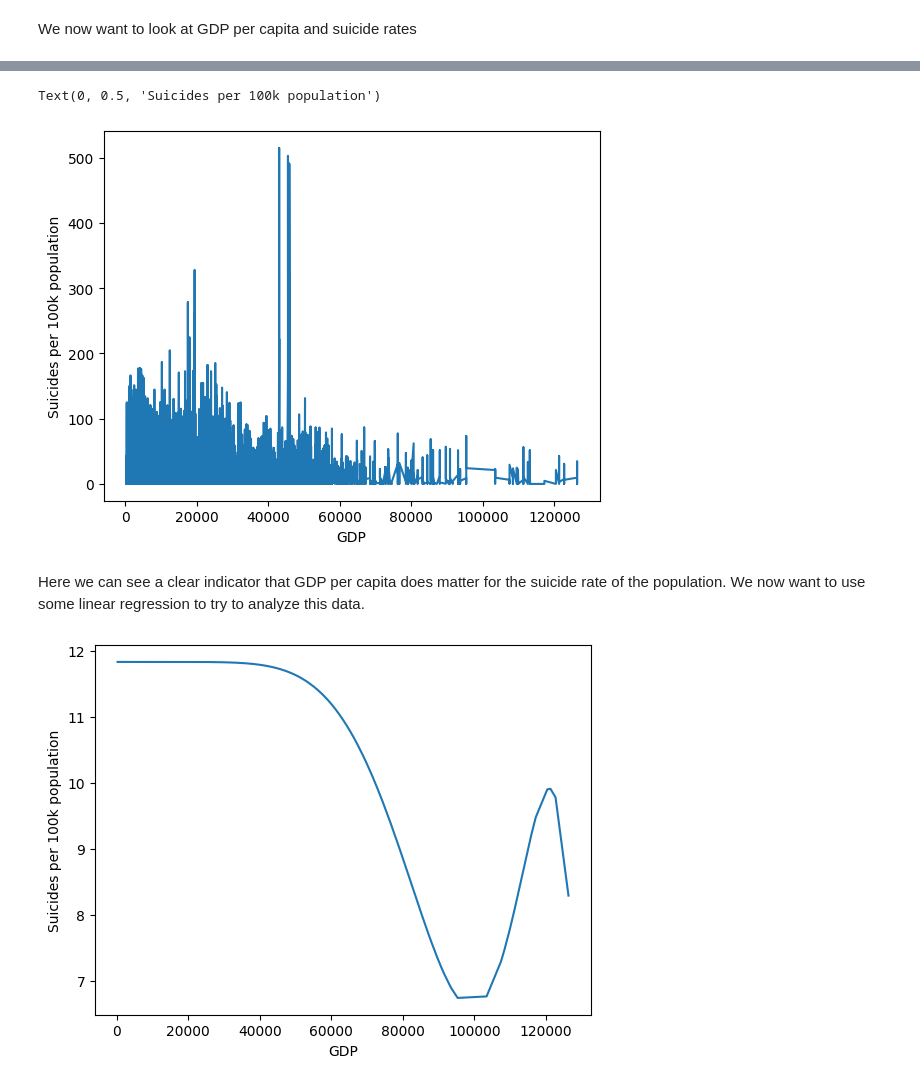
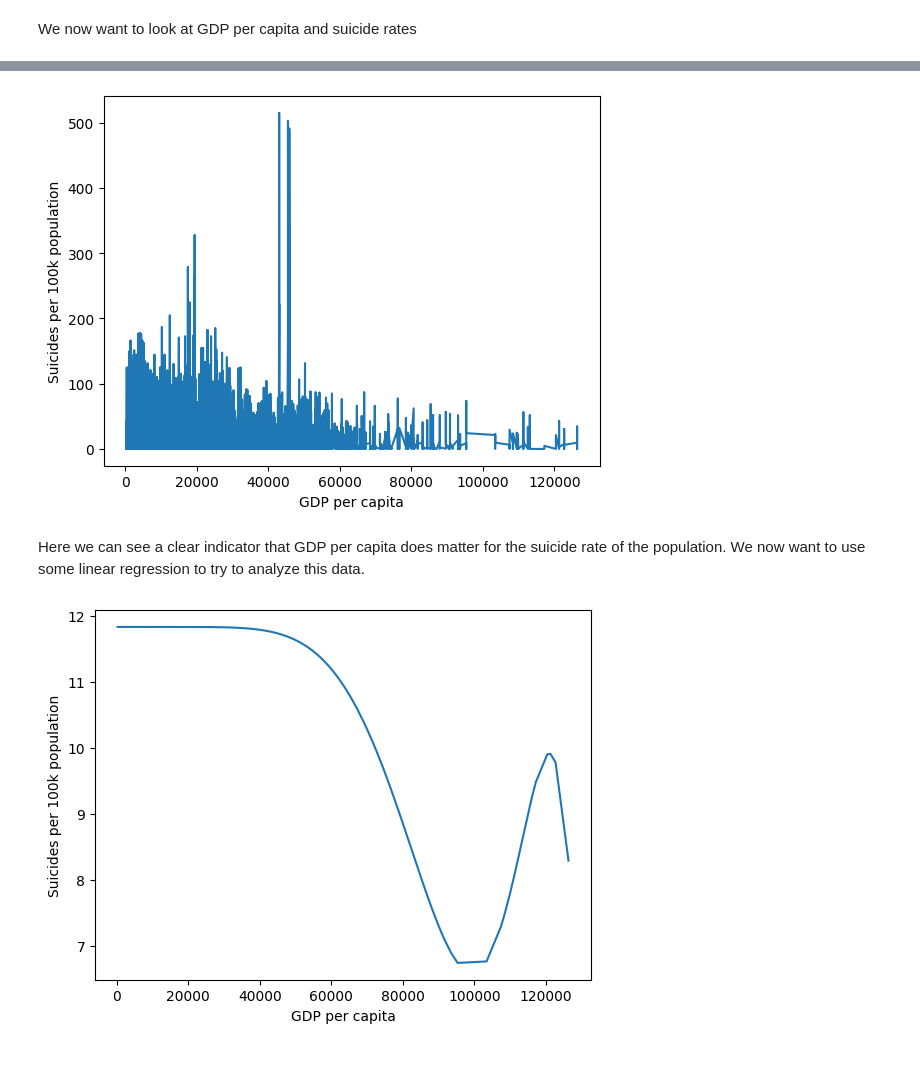
Before and after one commit to erlend1202/FYS-STK4155_ExtraProject, a Jupyter notebook: src/main.ipynb, the cells around one changed output, grey strips where cells are left out. Drawn from its saved outputs; the diff is of its cells as text; code cells hidden in the pictures.

```diff
--- a/src/main.ipynb
+++ b/src/main.ipynb
@@ -391,18 +416,17 @@ We now want to look at GDP per capita and suicide rates
 # %%
 Y_copy = np.copy(Y_deathrate)
 GDP = X[:,8].copy() #GDP per capita
-#GDP = X[:,7].copy()
 
 tmp = GDP.argsort()
 GDP.sort()
 Y_copy = Y_copy[tmp]
 
 plt.plot(GDP,Y_copy)
-plt.xlabel("GDP")
+plt.xlabel("GDP per capita")
 plt.ylabel("Suicides per 100k population")
+plt.savefig("../figures/DEATHS_GDP_POP.png",bbox_inches='tight')
 # %% [output]
-Text(0, 0.5, 'Suicides per 100k population')
-[figure, old version]
+[figure, new version]
 # %% [markdown]
 Here we can see a clear indicator that GDP per capita does matter for the suicide rate of the population.
 We now want to use some linear regression to try to analyze this data.
@@ -417,8 +441,9 @@ lin.fit(X_poly, Y_copy)
 
 
 plt.plot(GDP, lin.predict(X_poly))
-plt.xlabel("GDP")
+plt.xlabel("GDP per capita")
 plt.ylabel("Suicides per 100k population")
+plt.savefig("../figures/REGRESSION_GDP.png",bbox_inches='tight')
 plt.show()
 # %% [output]
-[figure, old version]
+[figure, new version]
```
Also changed, not shown: parts of 19 cells of this notebook, 12 other files.
